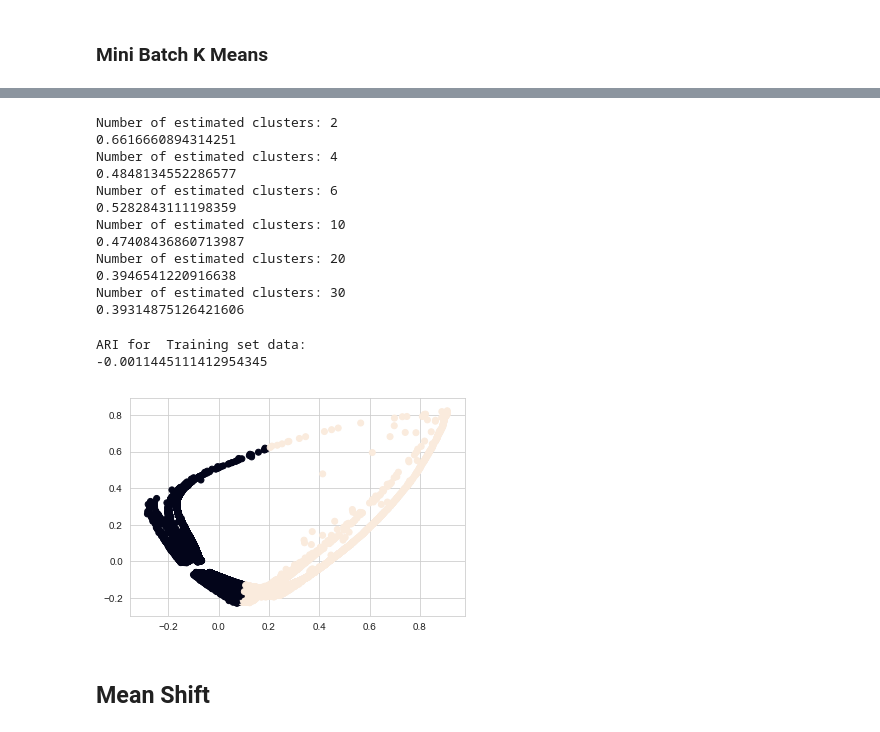
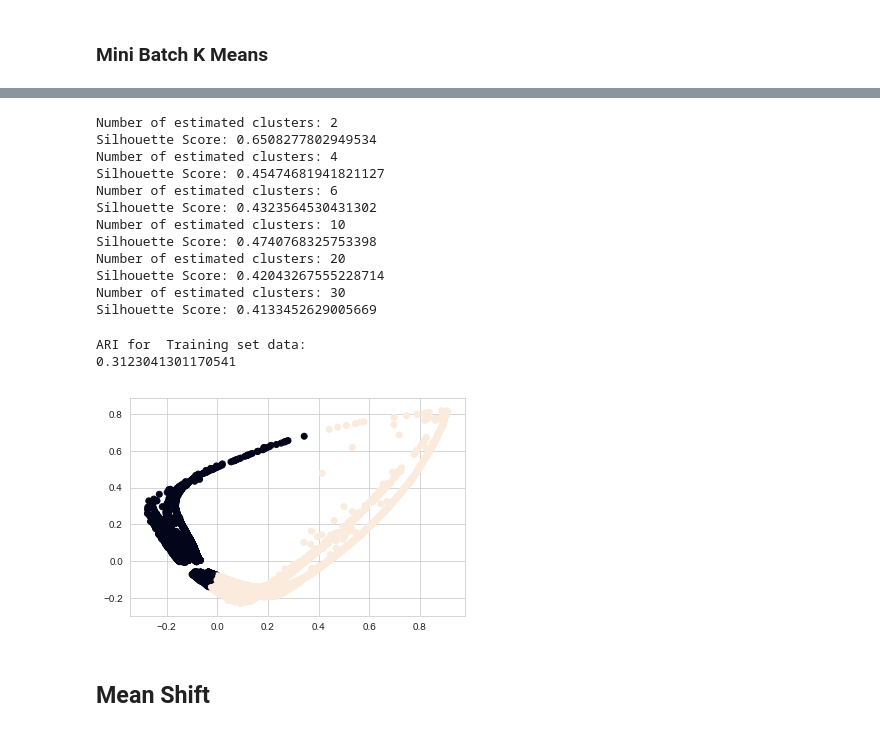
Before and after one commit to tcbriggs981/thinkful-unit-04, a Jupyter notebook: thinkful-040205-marathon_times - v2.ipynb, the cells around one changed output, grey strips where cells are left out. Drawn from its saved outputs; the diff is of its cells as text; code cells hidden in the pictures.

```diff
--- a/thinkful-040205-marathon_times - v2.ipynb
+++ b/thinkful-040205-marathon_times - v2.ipynb
@@ -543,32 +566,32 @@ for n in n_clusters:
     print("Number of estimated clusters: {}".format(n))
     model = MiniBatchKMeans(init='random', n_clusters=n, batch_size=600).fit(X_train)
     labels = model.labels_
-    print(metrics.silhouette_score(X_train, labels, metric='euclidean'))
+    print('Silhouette Score:',metrics.silhouette_score(X_train, labels, metric='euclidean'))
 # %% [output]
 Number of estimated clusters: 2
-0.6616660894314251
+Silhouette Score: 0.6508277802949534
 Number of estimated clusters: 4
-0.4848134552286577
+Silhouette Score: 0.45474681941821127
 Number of estimated clusters: 6
-0.5282843111198359
+Silhouette Score: 0.4323564530431302
 Number of estimated clusters: 10
-0.47408436860713987
+Silhouette Score: 0.4740768325753398
 Number of estimated clusters: 20
-0.3946541220916638
+Silhouette Score: 0.42043267555228714
 Number of estimated clusters: 30
-0.39314875126421606
+Silhouette Score: 0.4133452629005669
 # %%
-print('ARI for  Training set data: ')
-print(metrics.adjusted_rand_score(y_train,  y_train_pred))
+print('ARI for test set: ')
+print(metrics.adjusted_rand_score(y_test,  y_test_pred))
 # %% [output]
 ARI for  Training set data:
--0.0011445111412954345
+0.3123041301170541
 # %%
 # Plot the solution.
-plt.scatter(X_test[:, 0], X_test[:, 1], c=y_train_pred)
+plt.scatter(X_test[:, 0], X_test[:, 1], c=y_test_pred)
 plt.show()
 # %% [output]
-[figure, old version]
+[figure, new version]
 # %% [markdown]
 ## Mean Shift
 # %%
```
Also changed, not shown: parts of 12 cells of this notebook.
